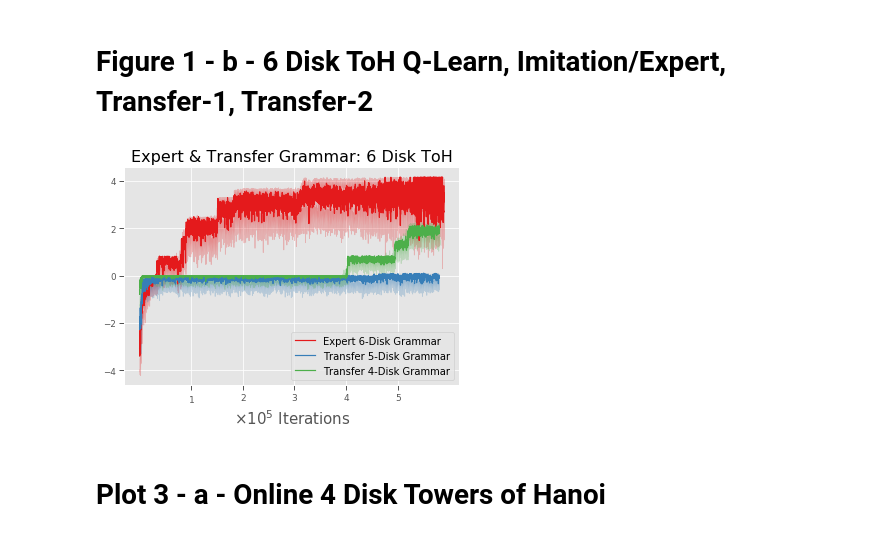
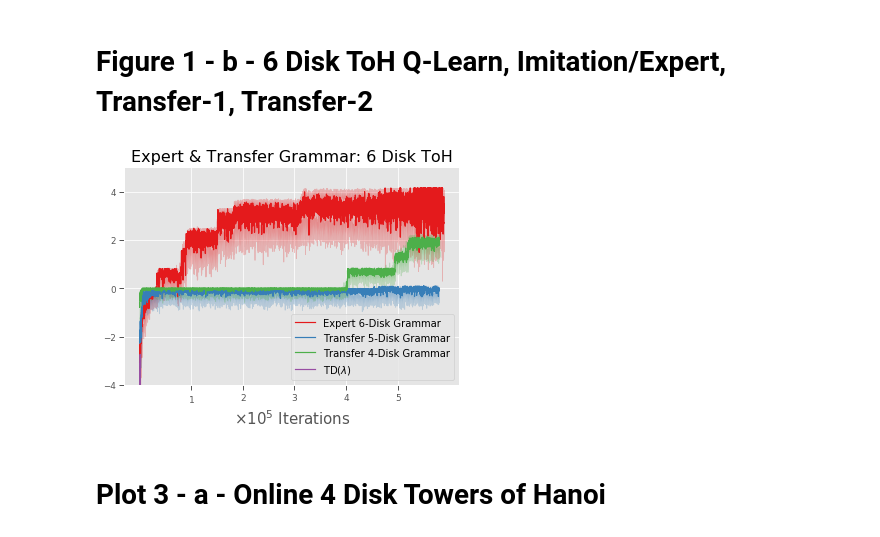
Before and after one commit to RobertTLange/action-grammars-hrl, a Jupyter notebook: z_exploration.ipynb, the cells around one changed output. Cells and saved outputs as stored; diff of their text form; code cells hidden in the pictures.

```diff
--- a/z_exploration.ipynb
+++ b/z_exploration.ipynb
@@ -19,7 +19,7 @@ disk_5_q = pd.read_csv(results_path_hanoi + "5_RUNS_5_DISKS_Q-Learning_TOH.csv")
 disk_5_imi = pd.read_csv(results_path_hanoi + "5_RUNS_5_DISKS_Imitation-SMDP-Q-Learning_TOH.csv")
 disk_5_trafo = pd.read_csv(results_path_hanoi + "5_RUNS_5_DISKS_Transfer-SMDP-Q-Learning_1_TOH.csv")
 
-# disk_6_q = pd.read_csv(results_path_hanoi + "5_RUNS_6_DISKS_Q-Learning_TOH.csv")
+disk_6_q = pd.read_csv(results_path_hanoi + "5_RUNS_6_DISKS_Q-Learning_TOH.csv")
 disk_6_imi = pd.read_csv(results_path_hanoi + "5_RUNS_6_DISKS_Imitation-SMDP-Q-Learning_TOH.csv")
 disk_6_trafo_1 = pd.read_csv(results_path_hanoi + "5_RUNS_6_DISKS_Transfer-SMDP-Q-Learning_1_TOH.csv")
 disk_6_trafo_2 = pd.read_csv(results_path_hanoi + "5_RUNS_6_DISKS_Transfer-SMDP-Q-Learning_2_TOH.csv")
@@ -69,6 +69,11 @@ its_trafo_2_6 = disk_6_trafo_2.loc[:len(its_imi_6), "opt_counter"]
 rew_med_trafo_2_6 = disk_6_trafo_2.loc[:len(its_imi_6), "rew_median"]
 rew_10_trafo_2_6 = disk_6_trafo_2.loc[:len(its_imi_6), "rew_10th_p"]
 rew_90_trafo_2_6 = disk_6_trafo_2.loc[:len(its_imi_6), "rew_90th_p"]
+
+its_q_6 = disk_6_q.loc[:len(its_imi_6), "opt_counter"]
+rew_med_q_6 = disk_6_q.loc[:len(its_imi_6), "rew_median"]
+rew_10_q_6 = disk_6_q.loc[:len(its_imi_6), "rew_10th_p"]
+rew_90_q_6 = disk_6_q.loc[:len(its_imi_6), "rew_90th_p"]
 # %% [markdown]
 # Figure 1 - a - 5 Disk ToH Q-Learn, Imitation/Expert, Transfer-1
 # %%
@@ -102,32 +107,32 @@ plt.savefig("figures/hanoi_5_learning_curve.png", dpi=300)
 # %%
 its_ticks = np.arange(100000, np.max(its_imi_6), 100000)
 its_labels_temp = [str(int(it/100000)) for it in its_ticks]
 its_labels = [it_l for it_l in its_labels_temp]
 its_labels[0] = r"$1$"
 
 plt.plot(figsize=(15,15))
 rew_1 = plt.plot(its_imi_6, rew_med_imi_6, label="Expert 6-Disk Grammar")
 plt.fill_between(its_imi_6, rew_10_imi_6, rew_90_imi_6, color=rew_1[0].get_color(), alpha=0.25)
 
 rew_2 = plt.plot(its_trafo_1_6, rew_med_trafo_1_6, label="Transfer 5-Disk Grammar")
 plt.fill_between(its_trafo_1_6, rew_10_trafo_1_6, rew_90_trafo_1_6, color=rew_2[0].get_color(), alpha=0.25)
 
 rew_3 = plt.plot(its_trafo_2_6, rew_med_trafo_2_6, label="Transfer 4-Disk Grammar")
 plt.fill_between(its_trafo_2_6, rew_10_trafo_2_6, rew_90_trafo_2_6, color=rew_3[0].get_color(), alpha=0.25)
 
-#rew_4 = plt.plot(its_q_6, rew_med_q_6, label=r"TD($\lambda$)")
-#plt.fill_between(its_q_6, rew_10_q_6, rew_90_q_6, color=rew_1[0].get_color(), alpha=0.25)
+rew_4 = plt.plot(its_q_6, rew_med_q_6, label=r"TD($\lambda$)")
+plt.fill_between(its_q_6, rew_10_q_6, rew_90_q_6, color=rew_1[0].get_color(), alpha=0.25)
 
 #plt.ylabel("Episode Reward", fontsize=15)
-#plt.ylim(bottom=-10, top=450)
+plt.ylim(bottom=-4)
 plt.xlabel(r"$\times 10^5$ Iterations", fontsize=15)
 plt.legend(fontsize=10, loc=4)
 plt.title("Expert & Transfer Grammar: 6 Disk ToH", fontsize=16)
 plt.xticks(its_ticks, its_labels, fontsize=9)
 #plt.tight_layout()
 plt.savefig("figures/hanoi_6_learning_curve.png", dpi=300)
 # %% [output]
-[figure, old version]
+[figure, new version]
 # %% [markdown]
 # Plot 3 - a - Online 4 Disk Towers of Hanoi
 # %%
```
Also changed, not shown: parts of 7 cells of this notebook, 43 other files.
